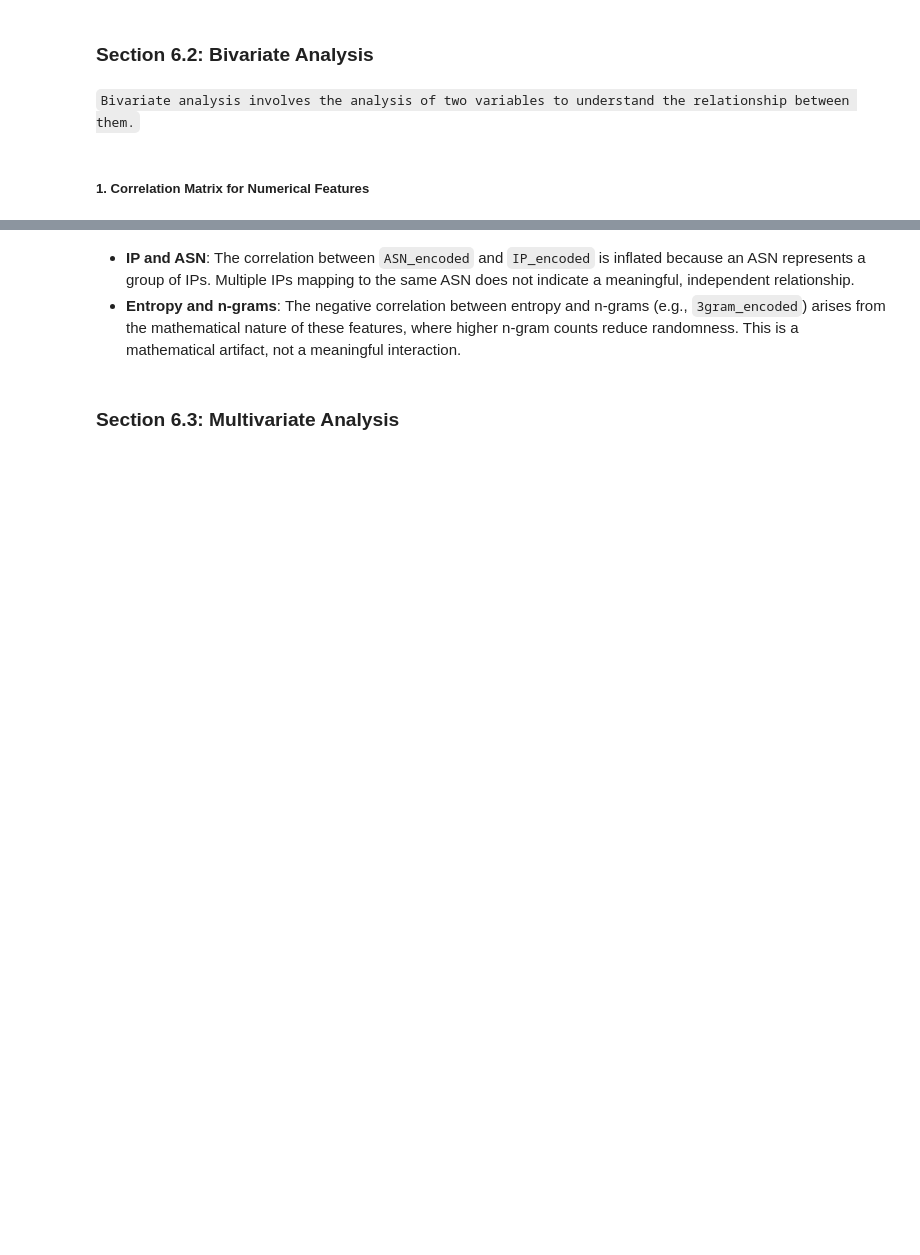
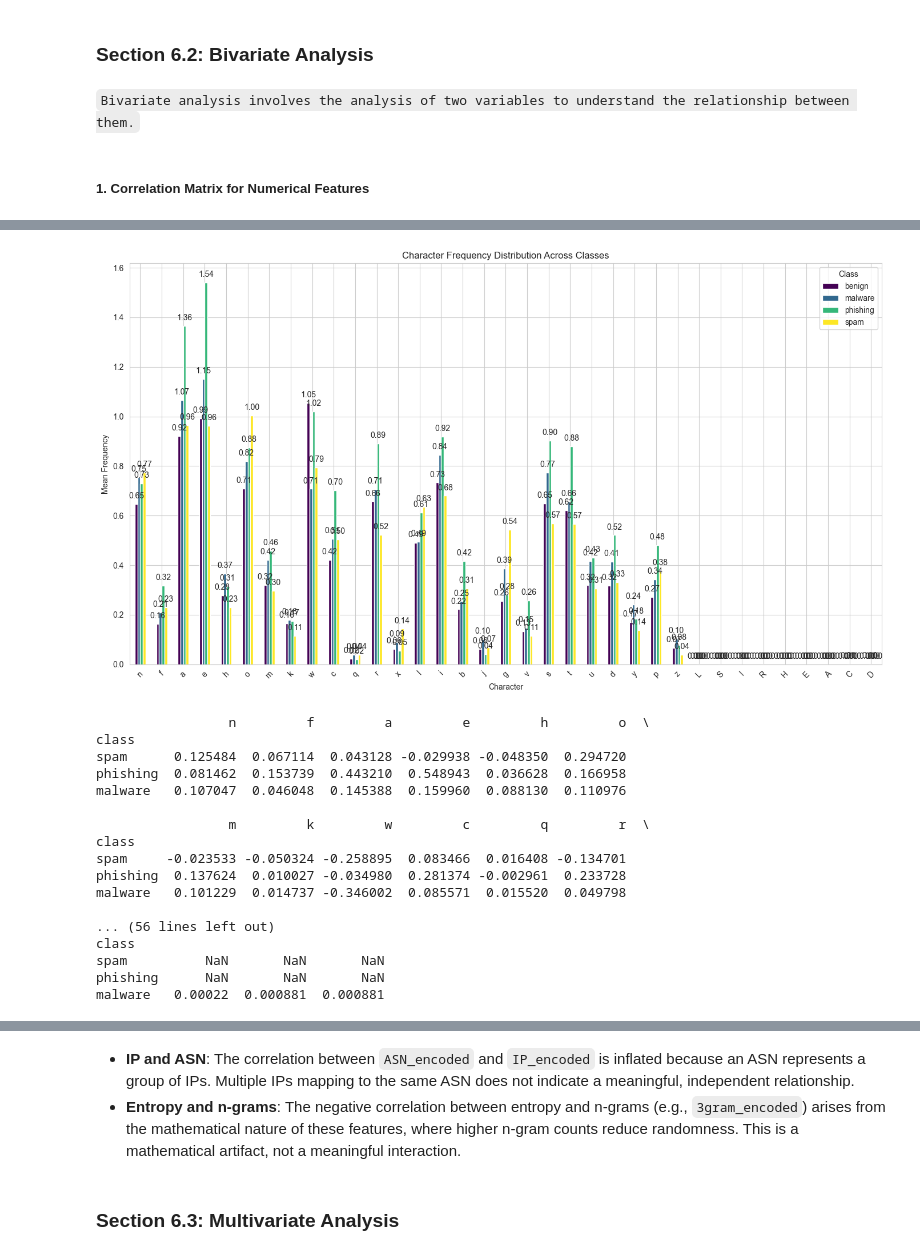
Before and after one commit to roy2392/CIC-Bell-DNS-2021-ML, a Jupyter notebook: notebooks/CIC Bell DNS EDA.ipynb, the cells around one changed output, grey strips where cells are left out. Drawn from its saved outputs; the diff is of its cells as text; code cells hidden in the pictures; blank space fills up the shorter version.

```diff
--- a/notebooks/CIC Bell DNS EDA.ipynb
+++ b/notebooks/CIC Bell DNS EDA.ipynb
@@ -986,0 +1014,42 @@ df = frequency_encode(df, exclude_columns=['class'])
+# %%
+# List of character columns
+character_columns = ['n', 'f', 'a', 'e', 'h', 'o', 'm', 'k', 'w', 'c', 'q', 'r', 'x', 'l', 'i',
+                     'b', 'j', 'g', 'v', 's', 't', 'u', 'd', 'y', 'p', 'z', 'L', 'S', 'I', 'R',
+                     'H', 'E', 'A', 'C', 'D']
+
+# Assuming 'class' is the correct column name, replace it with the correct one if different
+class_column = 'class'
+
+# plot the character frequencies across classes with labels
+plot_character_frequencies_with_labels(df, class_column=class_column, character_columns=character_columns)
+
+# Analysis: Compare the frequency of each character in 'spam' or 'phishing' with 'benign'
+mean_frequencies = df.groupby(class_column)[character_columns].mean()
+difference = mean_frequencies.loc[['spam', 'phishing', 'malware']] - mean_frequencies.loc['benign']
+
+# display the differences
+print(difference)
+
+# Identify significantly higher frequencies
+significantly_higher = difference[difference > 0]
+print("\nCharacters with significantly higher frequency in 'spam' or 'phishing' compared to 'benign':")
+print(significantly_higher)
+# %% [output]
+[figure, added]
+                 n         f         a         e         h         o  \
+class
+spam      0.125484  0.067114  0.043128 -0.029938 -0.048350  0.294720
+phishing  0.081462  0.153739  0.443210  0.548943  0.036628  0.166958
+malware   0.107047  0.046048  0.145388  0.159960  0.088130  0.110976
+
+                 m         k         w         c         q         r  \
+class
+spam     -0.023533 -0.050324 -0.258895  0.083466  0.016408 -0.134701
+phishing  0.137624  0.010027 -0.034980  0.281374 -0.002961  0.233728
+malware   0.101229  0.014737 -0.346002  0.085571  0.015520  0.049798
+
+... (56 lines left out)
+class
+spam          NaN       NaN       NaN
+phishing      NaN       NaN       NaN
+malware   0.00022  0.000881  0.000881
```
Also changed, not shown: parts of 10 cells of this notebook, 1 other file.
